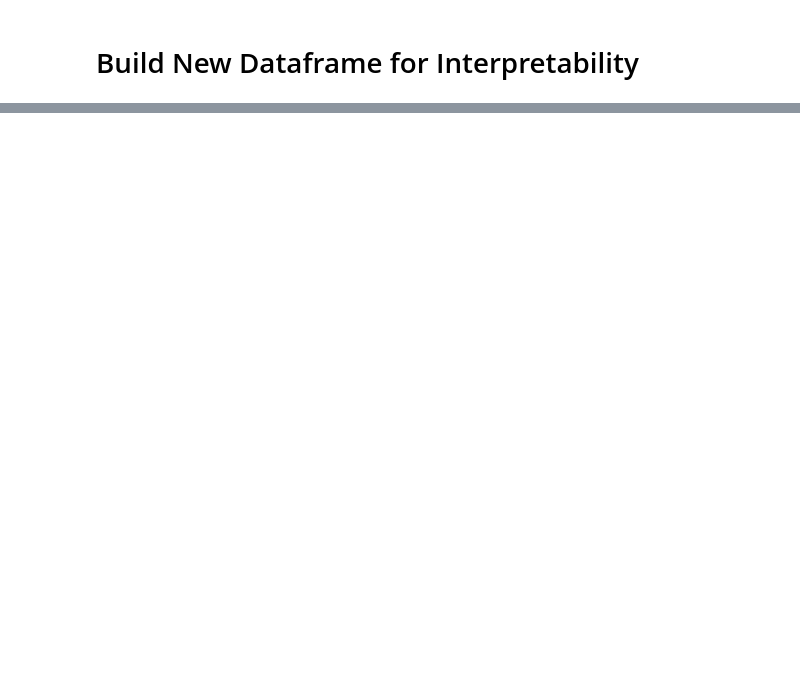
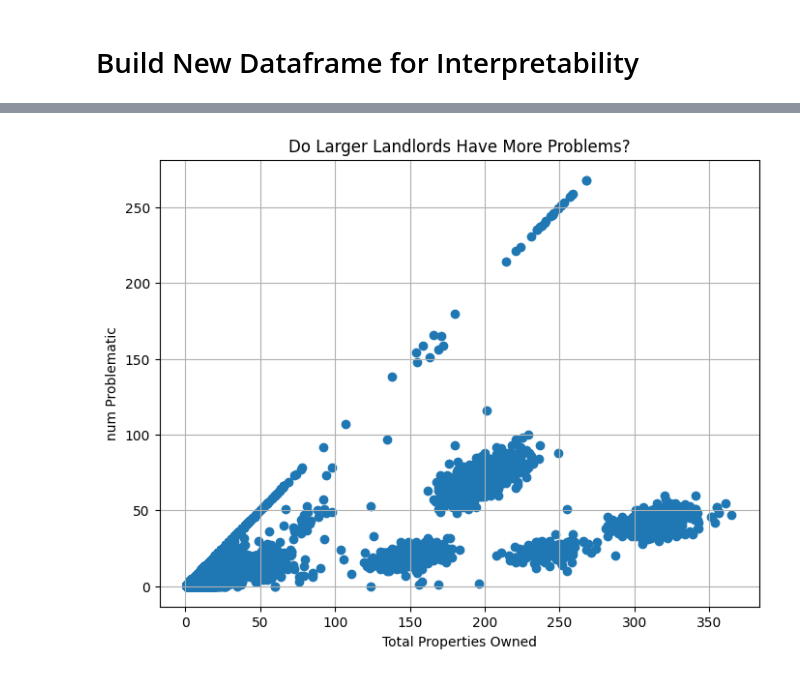
Before and after one commit to sheryly111/Spark-Housing-Project, a Jupyter notebook: model.ipynb, the cells around one changed output, grey strips where cells are left out. Cells and saved outputs as stored; diff of their text form; code cells hidden in the pictures; blank space fills up the shorter version.

```diff
--- a/model.ipynb
+++ b/model.ipynb
@@ -801,3 +817,7 @@ Name: count, Length: 13708, dtype: int64
 | 2 | 3.048505e+08 | 73 | 199 |
 | 3 | 1.001480e+09 | 17 | 19 |
 | 4 | 3.045900e+08 | 17 | 155 |
+# %%
+landlord_predictions["percentage_prob"] = landlord_predictions["num_prob_per"] / landlord_predictions["total_properties"]
+landlord_predictions.drop(landlord_predictions[landlord_predictions["total_properties"] > 400].index, inplace=True)
+landlord_predictions.head()
@@ -803,0 +831,11 @@ Name: count, Length: 13708, dtype: int64
+# %%
+import matplotlib.pyplot as plt
+plt.figure(figsize=(8,6))
+plt.scatter(landlord_predictions["total_properties"], landlord_predictions["num_prob_per"])
+plt.xlabel("Total Properties Owned")
+plt.ylabel("num Problematic")
+plt.title("Do Larger Landlords Have More Problems?")
+plt.grid(True)
+plt.show()
+# %% [output]
+[figure, added]
```
Also changed, not shown: parts of 7 cells of this notebook.
